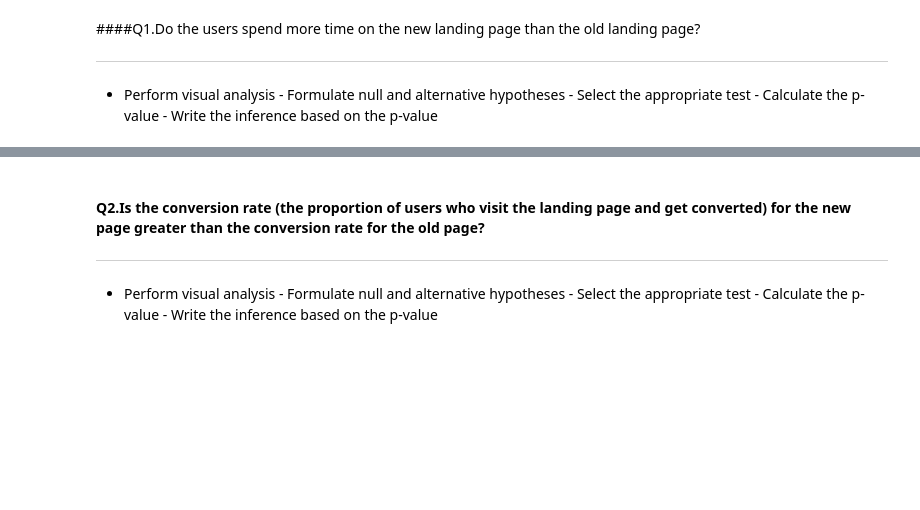
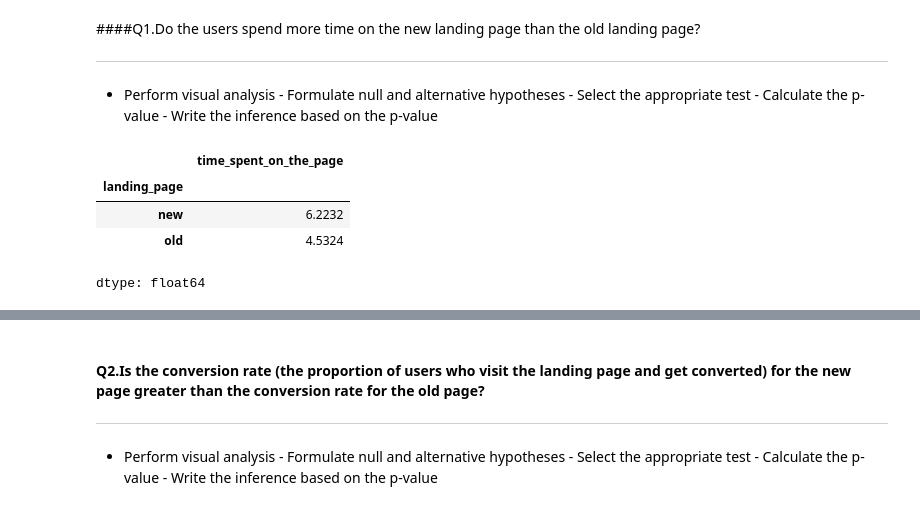
Before and after one commit to Rajesh2015/E-news-Express-Project, a Jupyter notebook: E-news Express Project Solution.ipynb, the cells around one changed output, grey strips where cells are left out. Drawn from its saved outputs; the diff is of its cells as text; code cells hidden in the pictures; blank space fills up the shorter version.

```diff
--- a/E-news Express Project Solution.ipynb
+++ b/E-news Express Project Solution.ipynb
@@ -647,3 +738,12 @@ It seems users who use spanish with less time on the landing page have more chan
 
 ---
 - Perform visual analysis - Formulate null and alternative hypotheses - Select the appropriate test - Calculate the p-value - Write the inference based on the p-value
+# %%
+# return mean time for each of the landing page
+df.groupby('landing_page')['time_spent_on_the_page'].mean()
+# %% [output]
+|  | time_spent_on_the_page |
+| landing_page |  |
+| new | 6.2232 |
+| old | 4.5324 |
+dtype: float64
```
Also changed, not shown: parts of 18 cells of this notebook.
